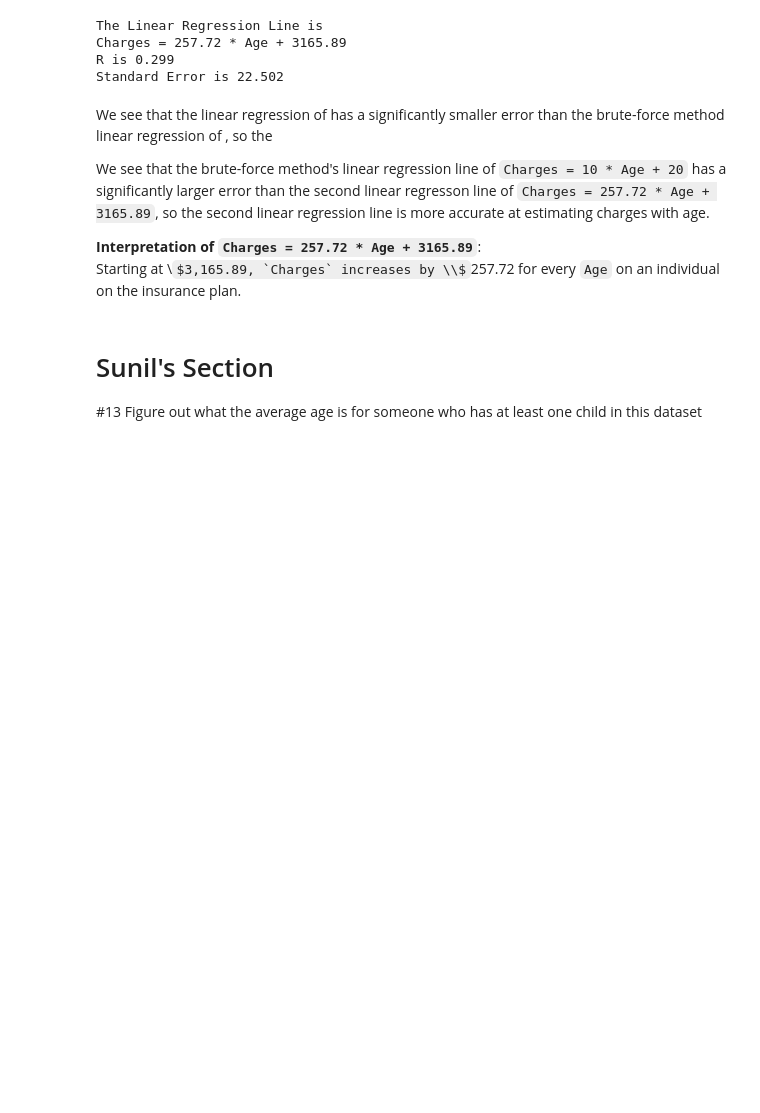
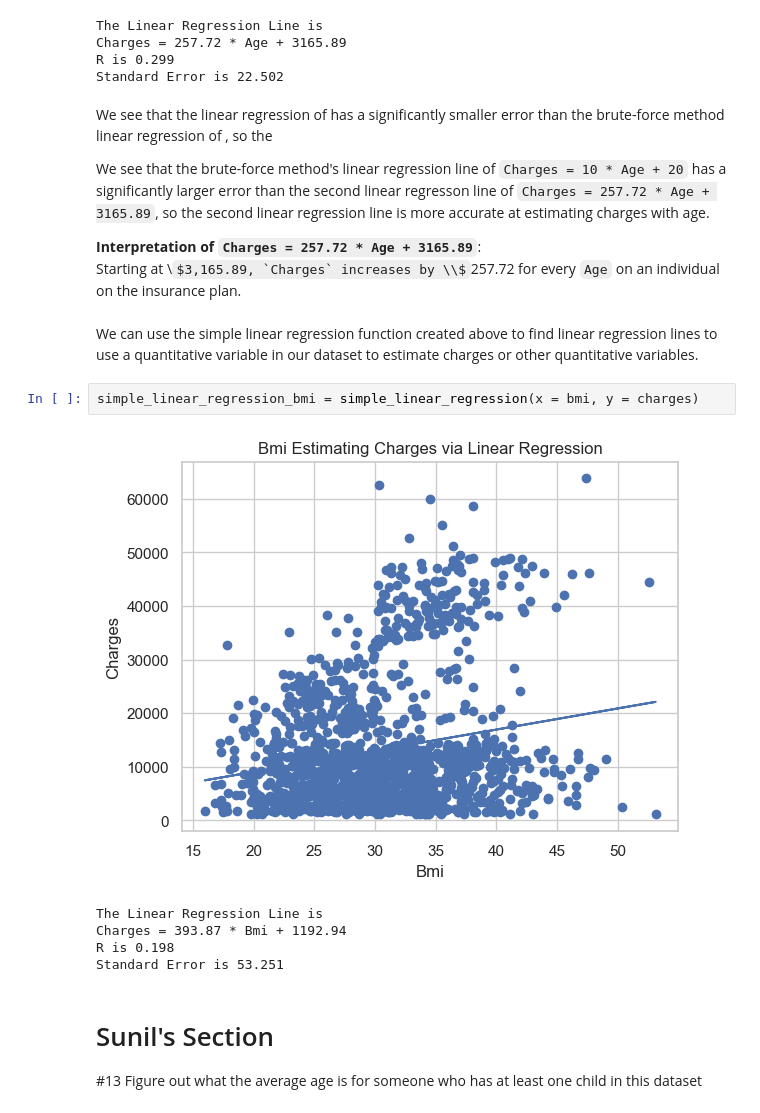
Before and after one commit to Data-Science-and-Analysts-Projects/us-medical-insurance, a Jupyter notebook: us-medical-insurance-costs.ipynb, the cells around one changed output. Saved outputs shown, nothing was run; the diff lists cells and outputs as text; some formulas as TeX source; blank space fills up the shorter version.

Commit message:
Add linear regression using bmi

```diff
--- a/us-medical-insurance-costs.ipynb
+++ b/us-medical-insurance-costs.ipynb
@@ -372,6 +366,16 @@ We see that the brute-force method's linear regression line of `Charges = 10 * A
 
 **Interpretation of `Charges = 257.72 * Age + 3165.89`**: <br>
 Starting at \\$3,165.89, `Charges` increases by \\$257.72 for every `Age` on an individual on the insurance plan.
+# %% [markdown]
+We can use the simple linear regression function created above to find linear regression lines to use a quantitative variable in our dataset to estimate charges or other quantitative variables.
+# %%
+simple_linear_regression_bmi = simple_linear_regression(x = bmi, y = charges)
+# %% [output]
+[figure, added]
+The Linear Regression Line is
+Charges = 393.87 * Bmi + 1192.94
+R is 0.198
+Standard Error is 53.251
 # %% [markdown]
 # Sunil's Section
 #13 Figure out what the average age is for someone who has at least one child in this dataset
```
Also changed, not shown: parts of 1 cell of this notebook.
